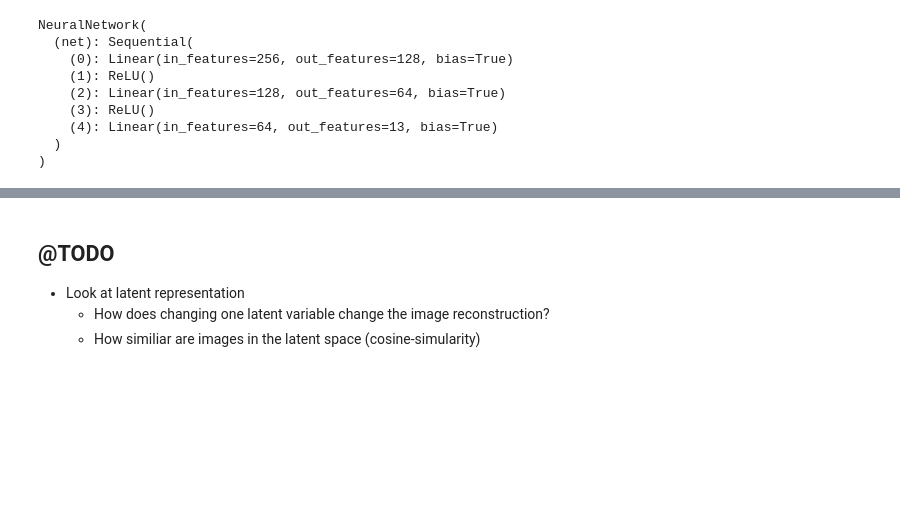
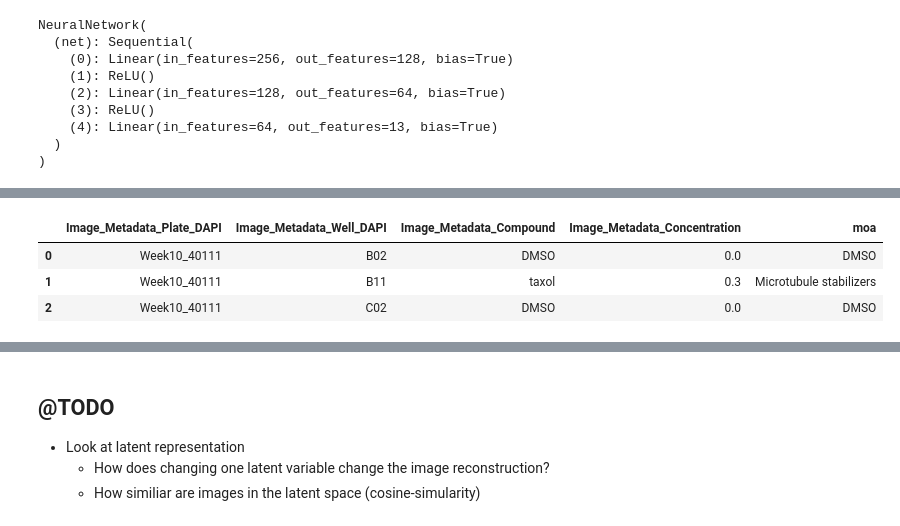
Before and after one commit to RasmusML/generative-models-for-phenotypic-profiling, a Jupyter notebook: playground.ipynb, the cells around one changed output, grey strips where cells are left out. Cells and saved outputs as stored; diff of their text form; code cells hidden in the pictures; blank space fills up the shorter version.

Commit message:
added coded to compute profiles

```diff
--- a/playground.ipynb
+++ b/playground.ipynb
@@ -52,5 +49,5 @@ metadata = metadata_all[:200]
 # %%
-#metadata = shuffle_metadata(metadata)
+metadata = shuffle_metadata(metadata)
 metadata_train, metadata_validation = split_metadata(metadata, split_fraction = .90)
 # %%
 metadata.shape
@@ -93,13 +90,13 @@ class SingleCellDataset(Dataset):
     def __getitem__(self, idx):
         row = self.metadata.iloc[idx]
 
-        image_id = row["Single_Cell_Image_Id"]
+        image_id = row.name
         image = self.images[image_id]
 
         label_name = row["moa"]
         label = self.label_to_id[label_name]
 
-        return image, label
+        return image.detach(), label
 # %%
 mapping = get_MOA_to_id()
 train_set = SingleCellDataset(metadata_train, images, mapping)
@@ -301,0 +318,36 @@ batch_size = 32
+# %%
+def get_well_profiles(vae: nn.Module, metadata: pd.DataFrame, images: torch.Tensor) -> torch.Tensor:
+    vae.eval()
+
+    plate_and_well_indices = get_plate_and_well_indices(metadata)
+    well_metadata = extract_well_metadata(metadata, plate_and_well_indices)
+
+    well_profiles = torch.empty((len(plate_and_well_indices), vae.latent_features))
+
+    batch_size = 64 # we need to batch them to handle memory issues...
+
+    for i, plate_and_well in enumerate(plate_and_well_indices):
+        indices = plate_and_well_indices[plate_and_well]
+        x = images[indices]
+        x = x.to(device)
+
+        z = torch.zeros(vae.latent_features)
+
+        batch_offset = np.arange(start=0, stop=len(x), step=batch_size)
+        for j in range(batch_offset.shape[0] - 1):
+            start = batch_offset[j]
+            end = batch_offset[j+1]
+
+            outputs = vae(x[start:end])
+            z += torch.sum(outputs["z"])
+
+        # last batch
+        outputs = vae(x[batch_offset[-1]:])
+        z += torch.sum(outputs["z"])
+
+        well_profiles[i] = z.cpu() / len(indices)
+
+    return well_profiles, well_metadata
+# %%
+%%time
+well_profiles, well_metadata = get_well_profiles(vae, metadata, images)
@@ -302,3 +357,10 @@ batch_size = 32
+# %%
+well_metadata.head()
+# %% [output]
+|  | Image_Metadata_Plate_DAPI | Image_Metadata_Well_DAPI | Image_Metadata_Compound | Image_Metadata_Concentration | moa |
+| 0 | Week10_40111 | B02 | DMSO | 0.0 | DMSO |
+| 1 | Week10_40111 | B11 | taxol | 0.3 | Microtubule stabilizers |
+| 2 | Week10_40111 | C02 | DMSO | 0.0 | DMSO |
 # %%
 def count_num_correct(y_pred, y_true):
     return torch.sum(y_pred == y_true).item()
```
Also changed, not shown: parts of 17 cells of this notebook.
